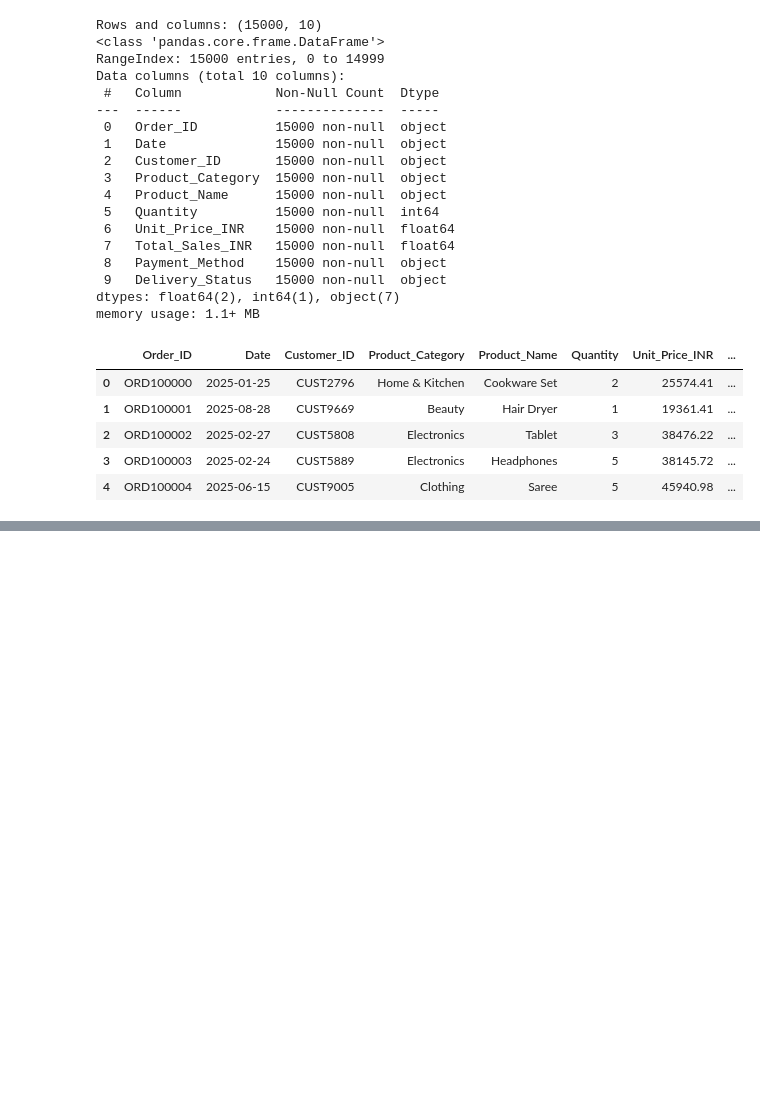
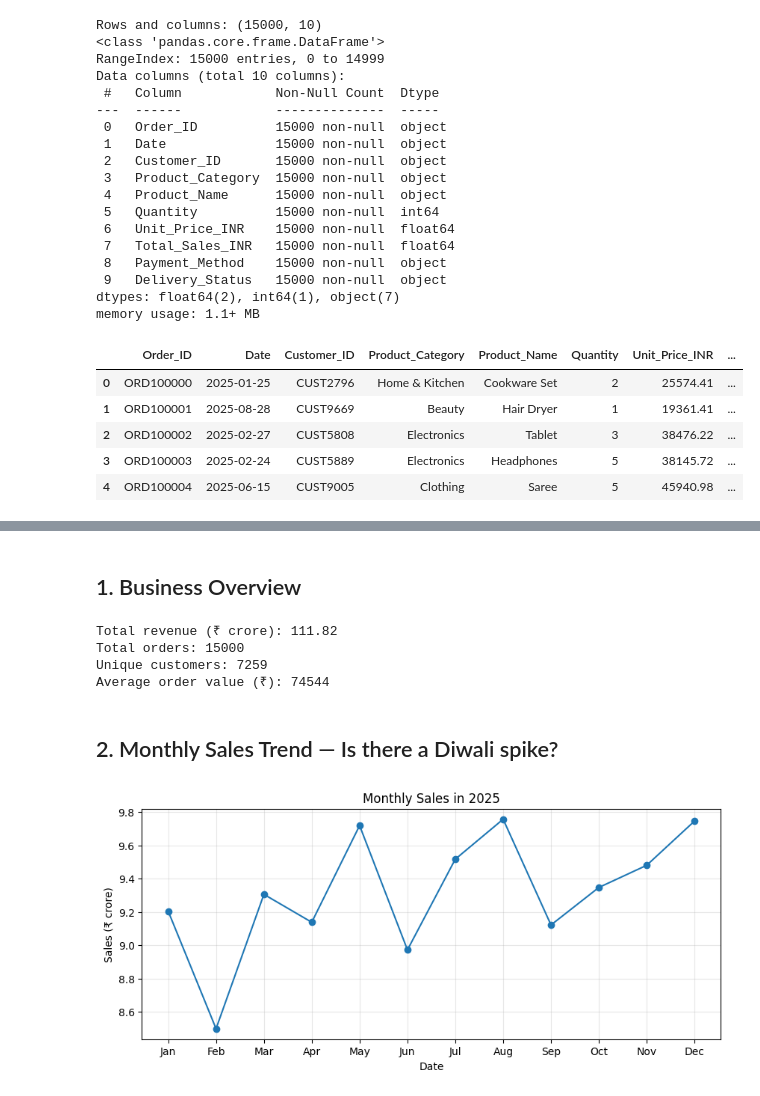
Before and after one commit to sahilbharti1601/india-ecommerce-sales-analysis, a Jupyter notebook: india_ecommerce_sales_analysis.ipynb, the cells around one changed output, grey strips where cells are left out. Saved outputs shown, nothing was run; the diff lists cells and outputs as text; code cells hidden in the pictures; blank space fills up the shorter version.

```diff
--- a/india_ecommerce_sales_analysis.ipynb
+++ b/india_ecommerce_sales_analysis.ipynb
@@ -37,0 +40,10 @@ memory usage: 1.1+ MB
+# %%
+print("Missing values:\n", df.isnull().sum())
+print("Duplicate rows:", df.duplicated().sum())
+
+# Convert Date from text to a real date
+df["Date"] = pd.to_datetime(df["Date"])
+
+# Check that Quantity x Unit Price = Total Sales on every row
+diff = (df["Quantity"] * df["Unit_Price_INR"] - df["Total_Sales_INR"]).abs().max()
+print("Largest mismatch in Total Sales:", round(diff, 2))
@@ -37,0 +65,25 @@ memory usage: 1.1+ MB
+# %% [markdown]
+## 1. Business Overview
+# %%
+print("Total revenue (₹ crore):", round(df["Total_Sales_INR"].sum() / 1e7, 2))
+print("Total orders:", df["Order_ID"].nunique())
+print("Unique customers:", df["Customer_ID"].nunique())
+print("Average order value (₹):", round(df["Total_Sales_INR"].mean()))
+# %% [output]
+Total revenue (₹ crore): 111.82
+Total orders: 15000
+Unique customers: 7259
+Average order value (₹): 74544
+# %% [markdown]
+## 2. Monthly Sales Trend — Is there a Diwali spike?
+# %%
+monthly = df.groupby(df["Date"].dt.month)["Total_Sales_INR"].sum() / 1e7
+plt.figure(figsize=(10, 4))
+monthly.plot(marker="o")
+plt.xticks(range(1, 13), ["Jan","Feb","Mar","Apr","May","Jun","Jul","Aug","Sep","Oct","Nov","Dec"])
+plt.title("Monthly Sales in 2025")
+plt.ylabel("Sales (₹ crore)")
+plt.grid(alpha=0.3)
+plt.show()
+# %% [output]
+[figure, added]
```
Also changed, not shown: parts of 6 cells of this notebook.
